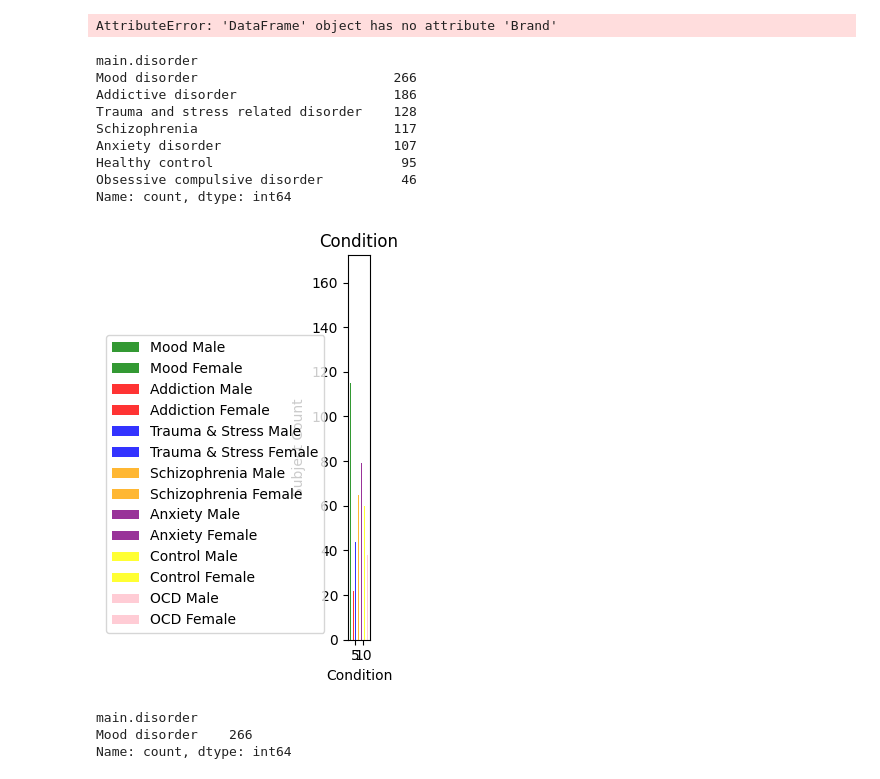
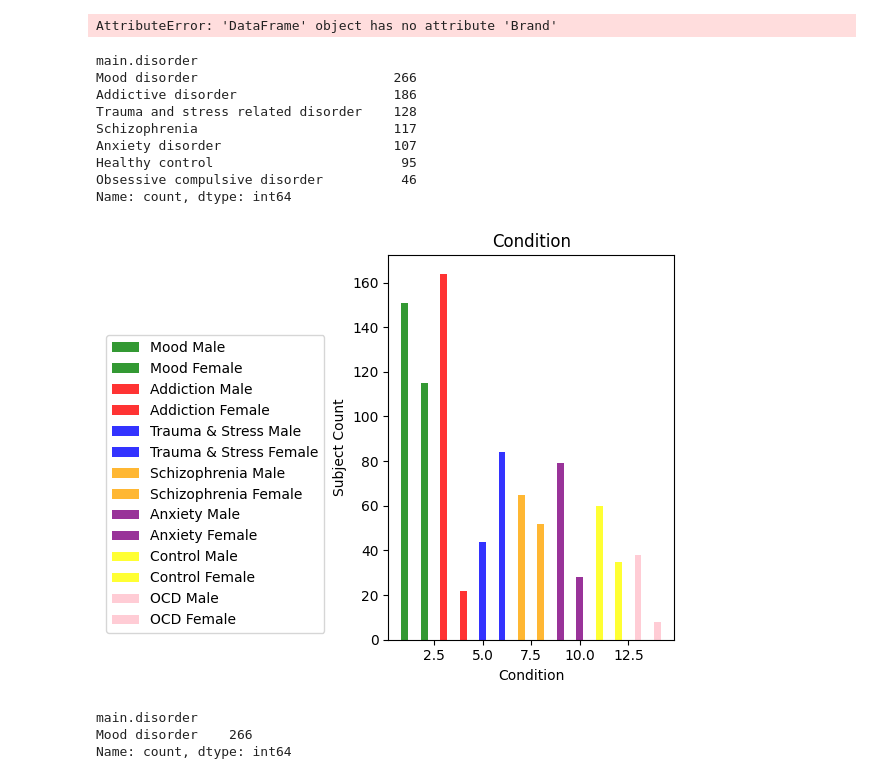
Before and after one commit to khushee-g/EEG, a Jupyter notebook: eeg_exploration.ipynb, the cells around one changed output. Drawn from its saved outputs; the diff is of its cells as text; code cells hidden in the pictures.

```diff
--- a/eeg_exploration.ipynb
+++ b/eeg_exploration.ipynb
@@ -340,35 +344,35 @@ color='yellow',
 label='Control Female')
 
 rects13 = plt.bar(13, ocd_m_line, bar_width,
 alpha=opacity,
 color='pink',
 label='OCD Male')
 rects14 = plt.bar(14, ocd_f_line, bar_width,
 alpha=opacity,
 color='pink',
 label='OCD Female')
 
 
 plt.xlabel('Condition')
 plt.ylabel('Subject Count')
 plt.title('Condition')
 
-plt.legend(bbox_to_anchor=(-0.73,0), loc='lower right')
+plt.legend(bbox_to_anchor=(-0.2,0), loc='lower right')
 
 
 plt.tight_layout()
 plt.show()
 # %% [output]
 main.disorder
 Mood disorder                         266
 Addictive disorder                    186
 Trauma and stress related disorder    128
 Schizophrenia                         117
 Anxiety disorder                      107
 Healthy control                        95
 Obsessive compulsive disorder          46
 Name: count, dtype: int64
-[figure, old version]
+[figure, new version]
 # %%
 print(data[data['main.disorder'] == 'Mood disorder']['main.disorder'].value_counts()
 )
```
Also changed, not shown: parts of 10 cells of this notebook.
